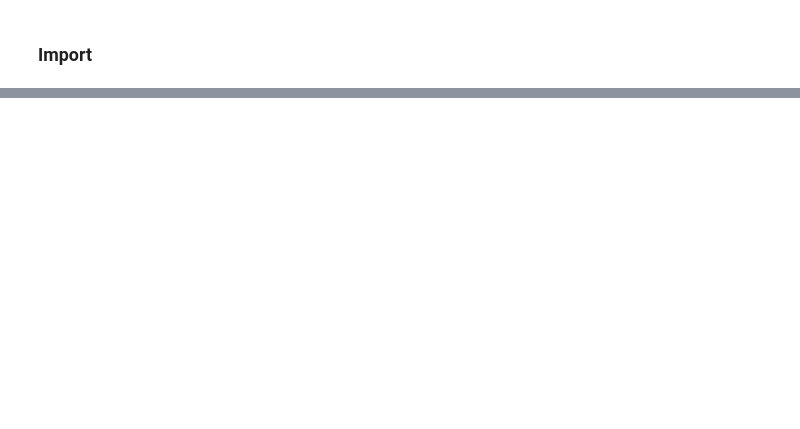
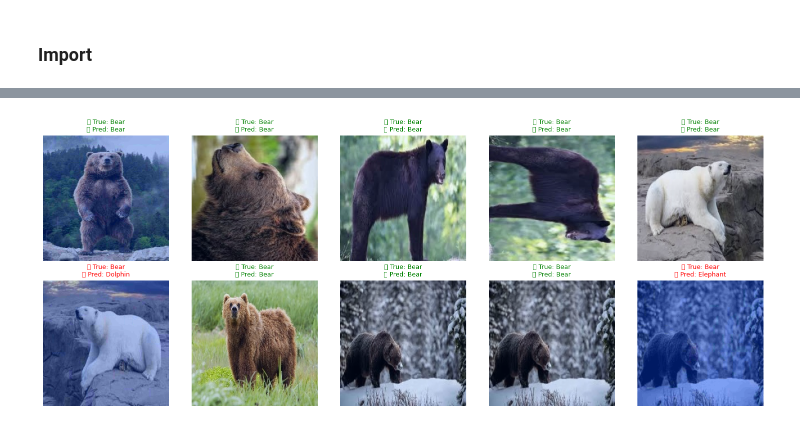
Before and after one commit to HarshSharma0007/ml-internship-projects, a Jupyter notebook: Project_1_Image_Classification_of_Animals_v2/notebooks/06_two_models_evaluation.ipynb, the cells around one changed output, grey strips where cells are left out. Drawn from its saved outputs; the diff is of its cells as text; code cells hidden in the pictures; blank space fills up the shorter version.

```diff
--- a/Project_1_Image_Classification_of_Animals_v2/notebooks/06_two_models_evaluation.ipynb
+++ b/Project_1_Image_Classification_of_Animals_v2/notebooks/06_two_models_evaluation.ipynb
@@ -44,3 +31,6 @@ warnings.filterwarnings("ignore")
+# %%
+
+DEVICE = torch.device("cuda" if torch.cuda.is_available() else "cpu")
 # %%
 def evaluate_model_accuracy(model, dataloader, device="cpu"):
     model.to(device)
@@ -86,0 +367,41 @@ auto_evaluate_all_models()
+# %%
+class_names = [
+    "Bear", "Bird", "Cat", "Cow", "Deer", "Dog", "Dolphin",
+    "Elephant", "Giraffe", "Horse", "Kangaroo", "Lion", "Panda",
+    "Tiger", "Zebra"
+]
+
+def show_predictions(model1, dataloader, num_images=8):
+    model1.eval()
+    images_shown = 0
+    plt.figure(figsize=(15, 6))
+    with torch.no_grad():
+        for images, labels in dataloader:
+            images, labels = images.to(DEVICE), labels.to(DEVICE)
+            outputs = model1(images)
+            preds = torch.argmax(outputs, dim=1)
+
+            for i in range(images.size(0)):
+                if images_shown >= num_images:
+                    break
+                image_np = images[i].cpu().permute(1, 2, 0).numpy()
+                image_np = (image_np - image_np.min()) / (image_np.max() - image_np.min())  # normalize
+
+                plt.subplot(2, int(np.ceil(num_images / 2)), images_shown + 1)
+                plt.imshow(image_np)
+                plt.title(f"✅ True: {class_names[labels[i]]}\n🔮 Pred: {class_names[preds[i]]}",
+                          fontsize=9, color="green" if preds[i] == labels[i] else "red")
+                plt.axis("off")
+                images_shown += 1
+            if images_shown >= num_images:
+                break
+    plt.tight_layout()
+    plt.show()
+# %%
+# Load test loader
+_, _, test_loader = get_dataloaders()
+
+# Show predictions
+show_predictions(model1, test_loader, num_images=10)
+# %% [output]
+[figure, added]
```
Also changed, not shown: parts of 30 cells of this notebook, 4 other files.
